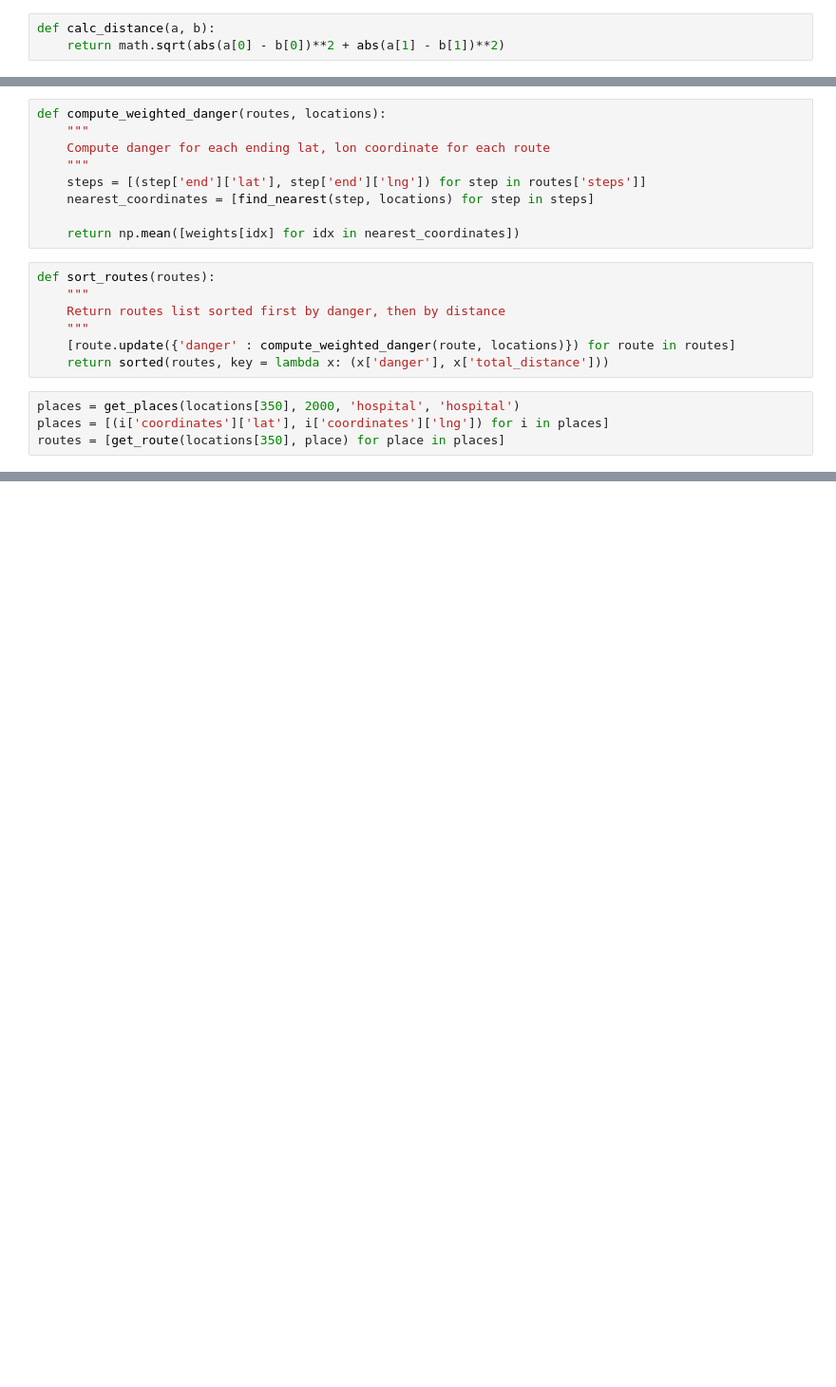
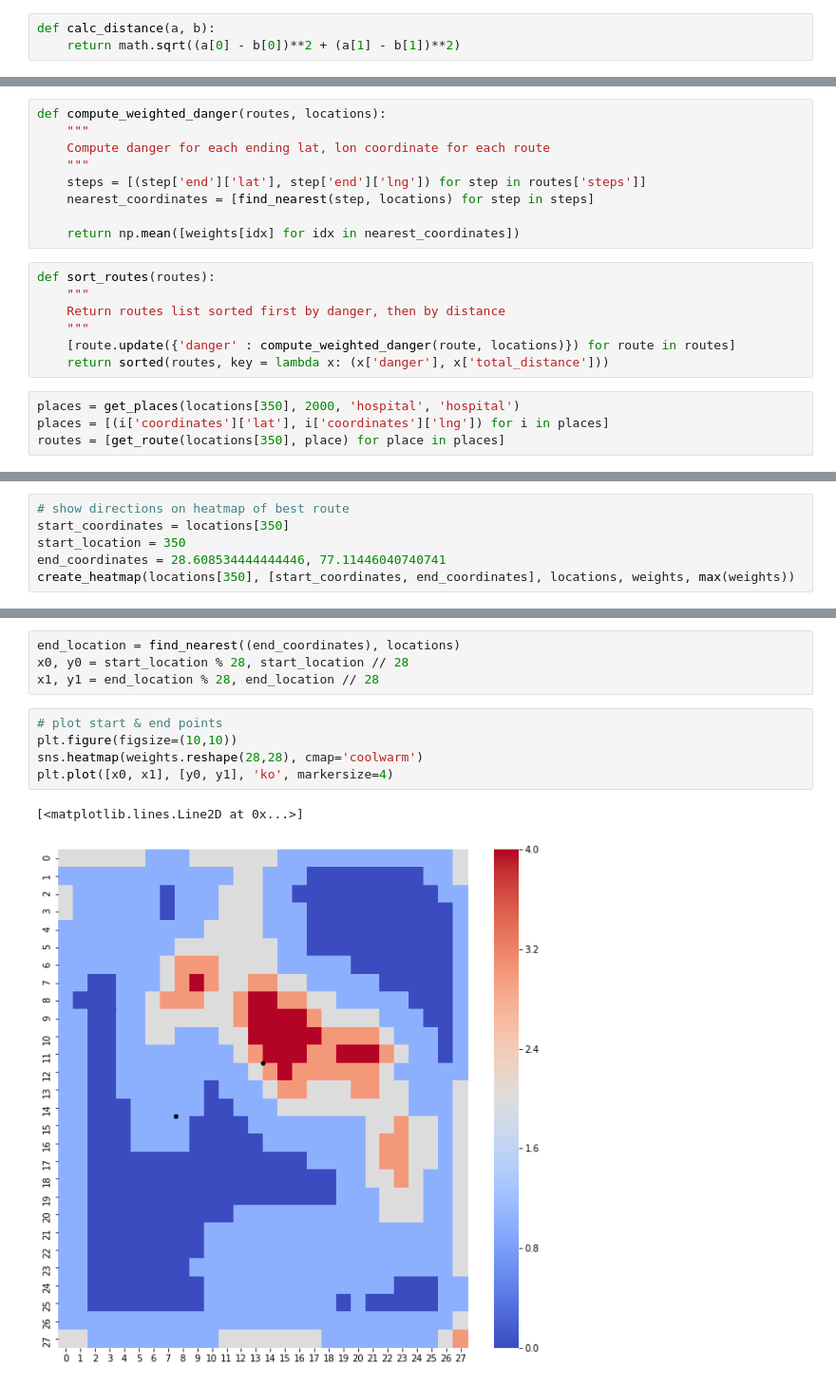
Before and after one commit to gachet/safecity, a Jupyter notebook: notebooks/best_route/4.0-dm-best-route.ipynb, the cells around one changed output, grey strips where cells are left out. Shown at 95% size. Saved outputs shown, nothing was run; the diff lists cells and outputs as text; blank space fills up the shorter version.

```diff
--- a/notebooks/best_route/4.0-dm-best-route.ipynb
+++ b/notebooks/best_route/4.0-dm-best-route.ipynb
@@ -267,7 +267,7 @@ create_heatmap(locations[300], [(place['coordinates']['lat'], place['coordinates
 [interactive output not drawn]
 # %%
 def calc_distance(a, b):
-    return math.sqrt(abs(a[0] - b[0])**2 + abs(a[1] - b[1])**2)
+    return math.sqrt((a[0] - b[0])**2 + (a[1] - b[1])**2)
 # %%
 def find_nearest(coordinates, locations):
     """
@@ -400,0 +478,6 @@ create_heatmap(locations[350], [best_coordinates], locations, weights, max(weigh
+# %%
+# show directions on heatmap of best route
+start_coordinates = locations[350]
+start_location = 350
+end_coordinates = 28.608534444444446, 77.11446040740741
+create_heatmap(locations[350], [start_coordinates, end_coordinates], locations, weights, max(weights))
@@ -400,0 +486,12 @@ create_heatmap(locations[350], [best_coordinates], locations, weights, max(weigh
+# %%
+end_location = find_nearest((end_coordinates), locations)
+x0, y0 = start_location % 28, start_location // 28
+x1, y1 = end_location % 28, end_location // 28
+# %%
+# plot start & end points
+plt.figure(figsize=(10,10))
+sns.heatmap(weights.reshape(28,28), cmap='coolwarm')
+plt.plot([x0, x1], [y0, y1], 'ko', markersize=4)
+# %% [output]
+[<matplotlib.lines.Line2D at 0x...>]
+[figure, added]
```
Also changed, not shown: parts of 22 cells of this notebook.
